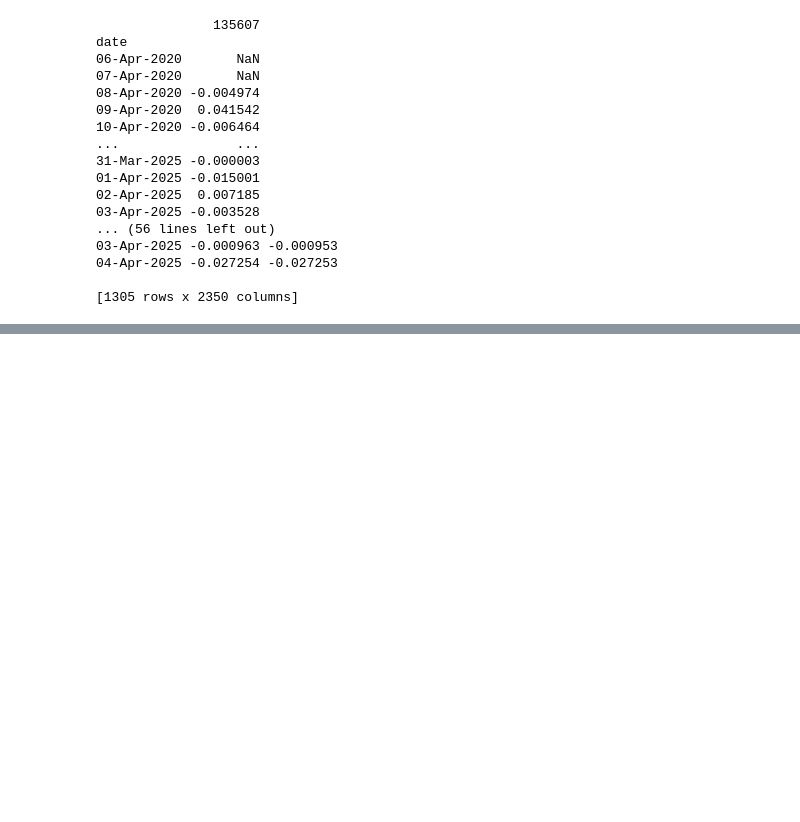
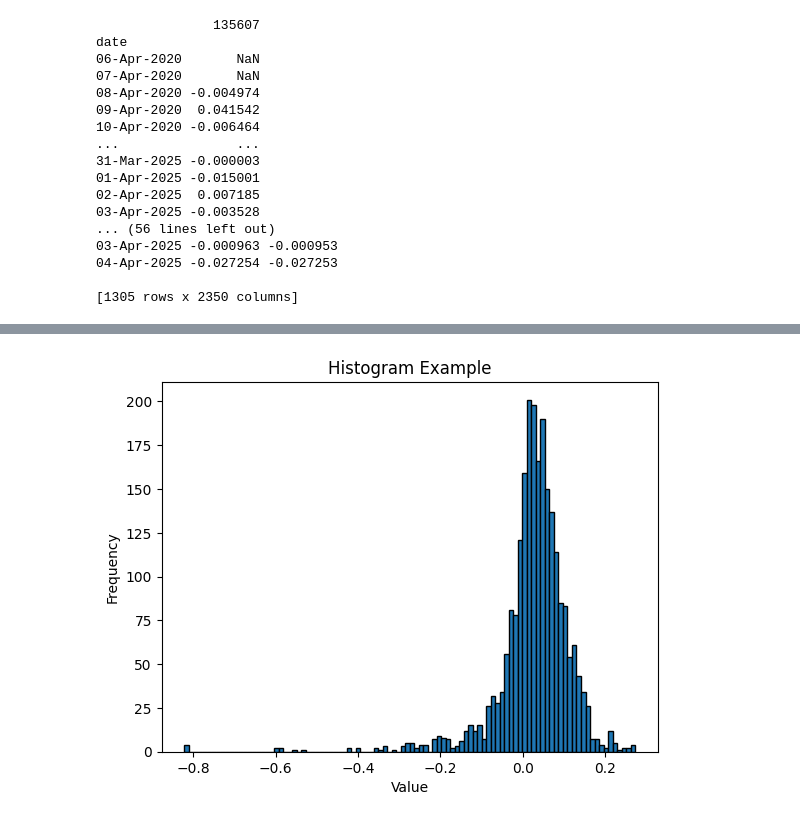
Before and after one commit to adityachawra/Mutual-Funds, a Jupyter notebook: nav_calc.ipynb, the cells around one changed output, grey strips where cells are left out. Saved outputs shown, nothing was run; the diff lists cells and outputs as text; code cells hidden in the pictures; blank space fills up the shorter version.

```diff
--- a/nav_calc.ipynb
+++ b/nav_calc.ipynb
@@ -219,2 +205,8 @@ Notes:
 # %%
-# plotting
+plt.hist(nav_quant_df['alpha_annualized'], bins=100, edgecolor='black')
+plt.xlabel('Value')
+plt.ylabel('Frequency')
+plt.title('Histogram Example')
+plt.show()
+# %% [output]
+[figure, added]
```
Also changed, not shown: parts of 4 cells of this notebook.
